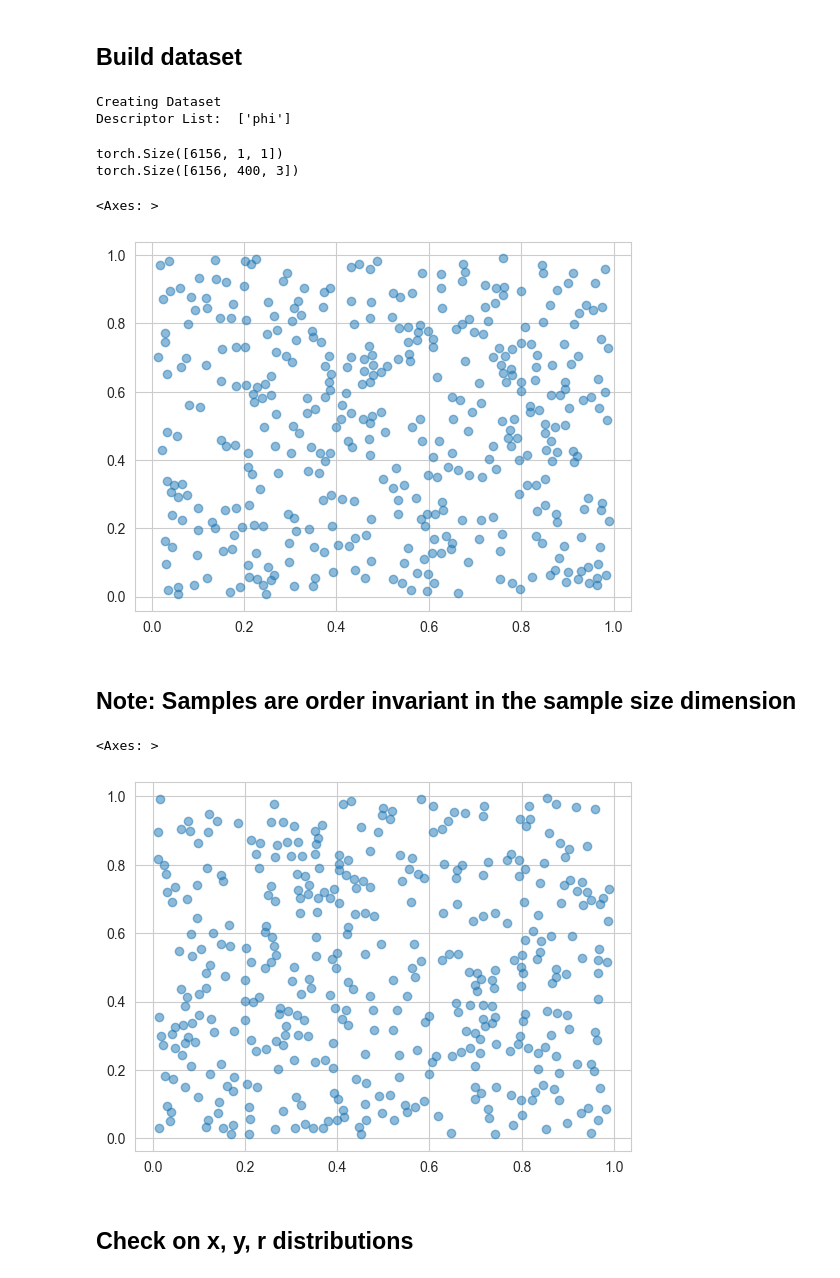
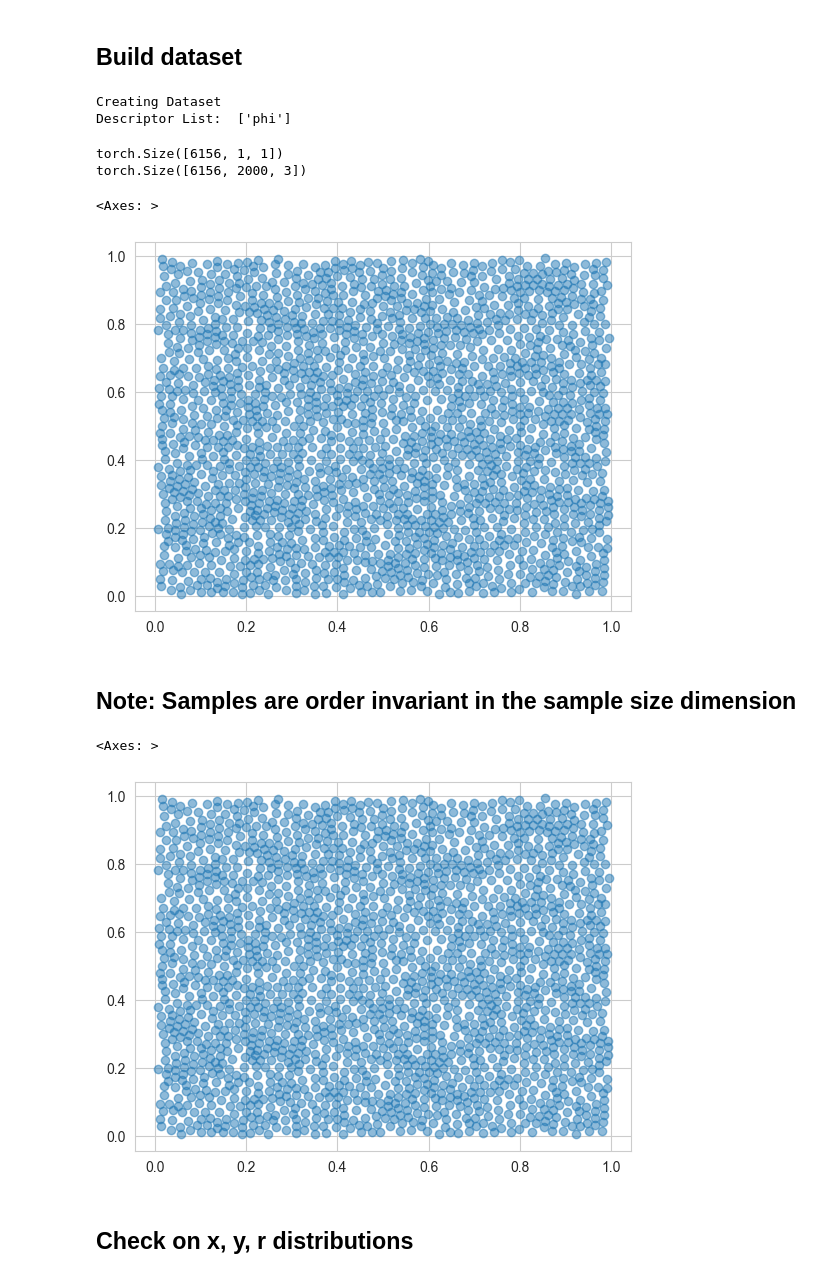
Before and after one commit to Veikko-Saikkonen/hard-spheres, a Jupyter notebook: Notebooks/HardSpheres_v1.ipynb, the cells around one changed output. Drawn from its saved outputs; the diff is of its cells as text; code cells hidden in the pictures.

```diff
--- a/Notebooks/HardSpheres_v1.ipynb
+++ b/Notebooks/HardSpheres_v1.ipynb
@@ -93,39 +94,6 @@ dataframe.describe().round(2)
 | 50% | 5.00 | 0.00 | 0.00 | 0.92 |
 | 75% | 10.00 | 10.94 | 10.93 | 1.15 |
 | max | 20.00 | 22.00 | 22.00 | 1.62 |
-# %%
-class StaticMinMaxScaler(object):
-    def __init__(self, columns, maximum, minimum):
-        self.columns = columns
-        self.min = np.array(minimum)
-        self.max = np.array(maximum)
-
-    def fit(self, df):
-        self.min = df.loc[:, self.columns].min(axis=0)
-        self.max = df.loc[:, self.columns].max(axis=0)
-        return self
-
-    def __call__(self, df):
-        new_df = df.copy()
-        new_df.loc[:, self.columns] = (new_df.loc[:, self.columns] - self.min) / (
-            self.max - self.min
-        )
-        return new_df
-
-    def transform(self, df):
-        return self.__call__(df)
-
-    def fit_transform(self, df):
-        self.columns = df.columns
-        self = self.fit(df)
-        return self(df)
-
-    def inverse_transform(self, df):
-        new_df = df.copy()
-        new_df.loc[:, self.columns] = (
-            new_df.loc[:, self.columns] * (self.max - self.min)
-        ) + self.min
-        return new_df
 # %%
 from sklearn.preprocessing import StandardScaler, MinMaxScaler
 
@@ -264,31 +242,31 @@ dataframe_scaled_ordered.head(10)
 # %%
 from src.HSDataset import HSDataset
 
 dataset = HSDataset(
     dataframe_scaled.copy(), # Dont use the ordering
     descriptor_list=["phi"],
     synthetic_samples={"rotational": 1, "shuffling": 2},
-    downsample=0.2
+    downsample=False
     )
 print(dataset[:][0].shape)
 print(dataset[:][1].shape)
 # Create a function that visualizes the point cloud
 
 plot_pointcloud(dataset[2][1], plot_radius=False)
 # %% [output]
 Creating Dataset
 Descriptor List:  ['phi']
 torch.Size([6156, 1, 1])
-torch.Size([6156, 400, 3])
+torch.Size([6156, 2000, 3])
 <Axes: >
-[figure, old version]
+[figure, new version]
 # %% [markdown]
 ## Note: Samples are order invariant in the sample size dimension
 # %%
 plot_pointcloud(reversed(dataset[2][1]), plot_radius=False)
 # %% [output]
 <Axes: >
-[figure, old version]
+[figure, new version]
 # %% [markdown]
 ## Check on x, y, r distributions
 # %%
```
Also changed, not shown: parts of 2 cells of this notebook, 6 other files.
